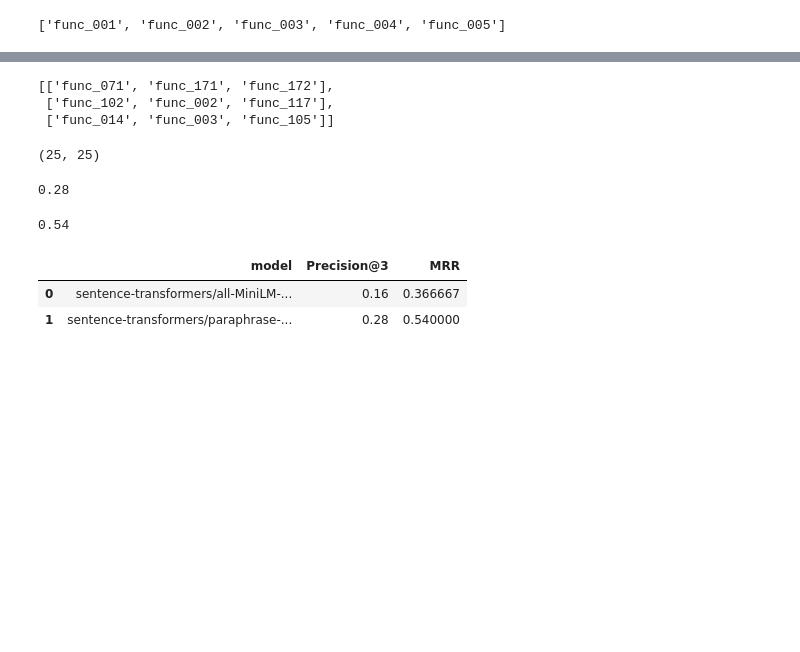
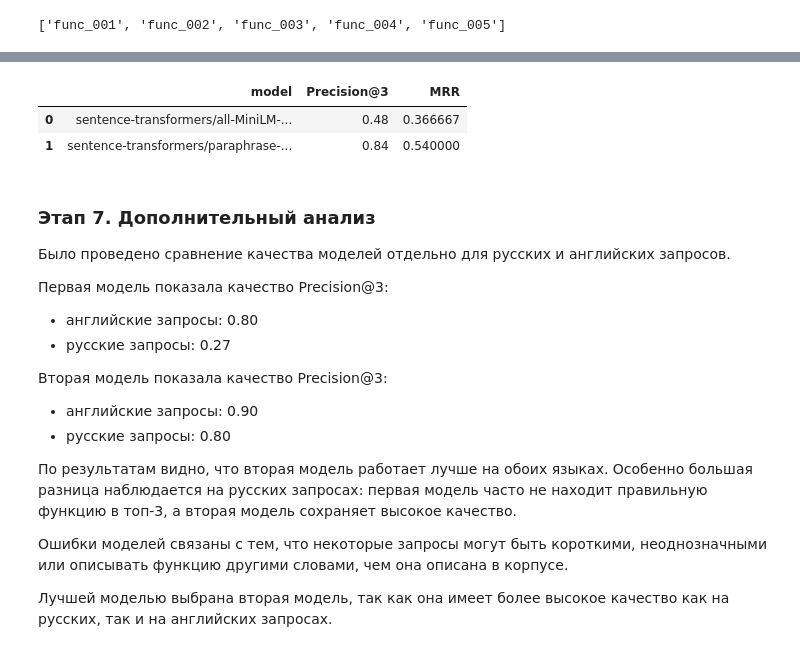
Before and after one commit to Kazastep/semantic-search-practice, a Jupyter notebook: semantic_search.ipynb, the cells around one changed output, grey strips where cells are left out. Drawn from its saved outputs; the diff is of its cells as text; code cells hidden in the pictures; blank space fills up the shorter version.

```diff
--- a/semantic_search.ipynb
+++ b/semantic_search.ipynb
@@ -291,0 +315,12 @@ for query_index, query in enumerate(query_texts):
+# %%
+# Для каждой модели считаем сходство между запросами и функциями.
+# Затем сохраняем top-3 найденных функции для каждого запроса.
+top3_by_model = {}
+
+for model_name in model_names:
+    function_embeddings = embeddings[model_name]["functions"]
+    query_embeddings = embeddings[model_name]["queries"]
+
+    similarities = cosine_similarity(query_embeddings, function_embeddings)
+
+    top3_by_model[model_name] = get_top3_ids(similarities, corpus_ids)
@@ -292,15 +336,19 @@ for query_index, query in enumerate(query_texts):
 # %%
+# Precision@3 показывает, попал ли правильный ответ в первые три результата.
+# Если правильная функция есть в top-3, ставим 1, иначе 0.
 def precision_at_3(top3_ids, correct_ids):
     scores = []
 
     for predicted, correct in zip(top3_ids, correct_ids):
         if correct in predicted:
-            scores.append(1 / 3)
+            scores.append(1)
         else:
             scores.append(0)
 
     return sum(scores) / len(scores)
 
+# MRR учитывает позицию правильного ответа в выдаче.
+# Если ответ на 1 месте — вклад 1, на 2 месте — 1/2, на 3 месте — 1/3.
 
 def mrr(top3_ids, correct_ids):
     scores = []
@@ -382,20 +374,0 @@ top_k                 int                    3
-# %%
-top3_real_ids = get_top3_ids(similarities, corpus_ids)
-
-top3_real_ids[:3]
-# %% [output]
-[['func_071', 'func_171', 'func_172'],
- ['func_102', 'func_002', 'func_117'],
- ['func_014', 'func_003', 'func_105']]
-# %%
-len(top3_real_ids), len(correct_ids)
-# %% [output]
-(25, 25)
-# %%
-precision_at_3(top3_real_ids, correct_ids)
-# %% [output]
-0.28
-# %%
-mrr(top3_real_ids, correct_ids)
-# %% [output]
-0.54
@@ -402,27 +386,47 @@ mrr(top3_real_ids, correct_ids)
 # %%
+# Считаем метрики для каждой модели и собираем результаты в таблицу.
+# Для честного сравнения используются одинаковые запросы и одинаковый корпус.
+
 results = []
 
-for model_name, model in models.items():
-    function_embeddings = model.encode(corpus_texts)
-    query_embeddings = model.encode(query_texts)
+for model_name in model_names:
+    function_embeddings = embeddings[model_name]["functions"]
+    query_embeddings = embeddings[model_name]["queries"]
 
     similarities = cosine_similarity(query_embeddings, function_embeddings)
 
     top3_real_ids = get_top3_ids(similarities, corpus_ids)
 
     precision = precision_at_3(top3_real_ids, correct_ids)
     mrr_score = mrr(top3_real_ids, correct_ids)
 
     results.append({
         "model": model_name,
         "Precision@3": precision,
         "MRR": mrr_score
     })
+
+results_df = pd.DataFrame(results)
+results_df
+# %% [output]
+|  | model | Precision@3 | MRR |
+| 0 | sentence-transformers/all-MiniLM-... | 0.48 | 0.366667 |
+| 1 | sentence-transformers/paraphrase-... | 0.84 | 0.540000 |
-# %%
-results_df = pd.DataFrame(results)
-
-results_df
-# %% [output]
-|  | model | Precision@3 | MRR |
-| 0 | sentence-transformers/all-MiniLM-... | 0.16 | 0.366667 |
-| 1 | sentence-transformers/paraphrase-... | 0.28 | 0.540000 |
+# %% [markdown]
+### Этап 7. Дополнительный анализ
+
+Было проведено сравнение качества моделей отдельно для русских и английских запросов.
+
+Первая модель показала качество Precision@3:
+- английские запросы: 0.80
+- русские запросы: 0.27
+
+Вторая модель показала качество Precision@3:
+- английские запросы: 0.90
+- русские запросы: 0.80
+
+По результатам видно, что вторая модель работает лучше на обоих языках. Особенно большая разница наблюдается на русских запросах: первая модель часто не находит правильную функцию в топ-3, а вторая модель сохраняет высокое качество.
+
+Ошибки моделей связаны с тем, что некоторые запросы могут быть короткими, неоднозначными или описывать функцию другими словами, чем она описана в корпусе.
+
+Лучшей моделью выбрана вторая модель, так как она имеет более высокое качество как на русских, так и на английских запросах.
```
Also changed, not shown: parts of 36 cells of this notebook, 2 other files.
